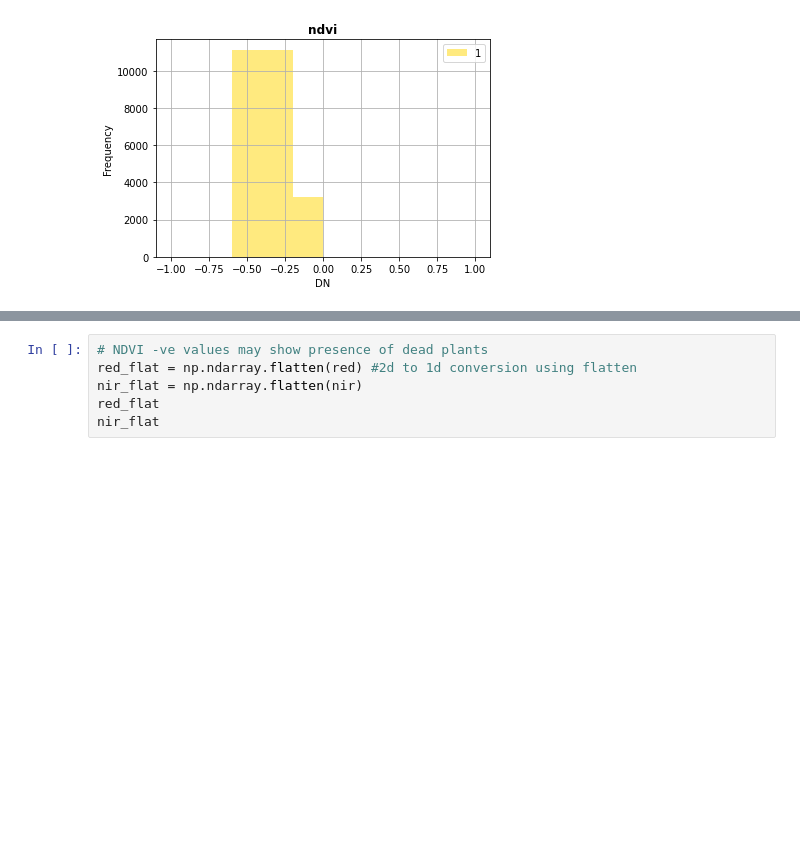
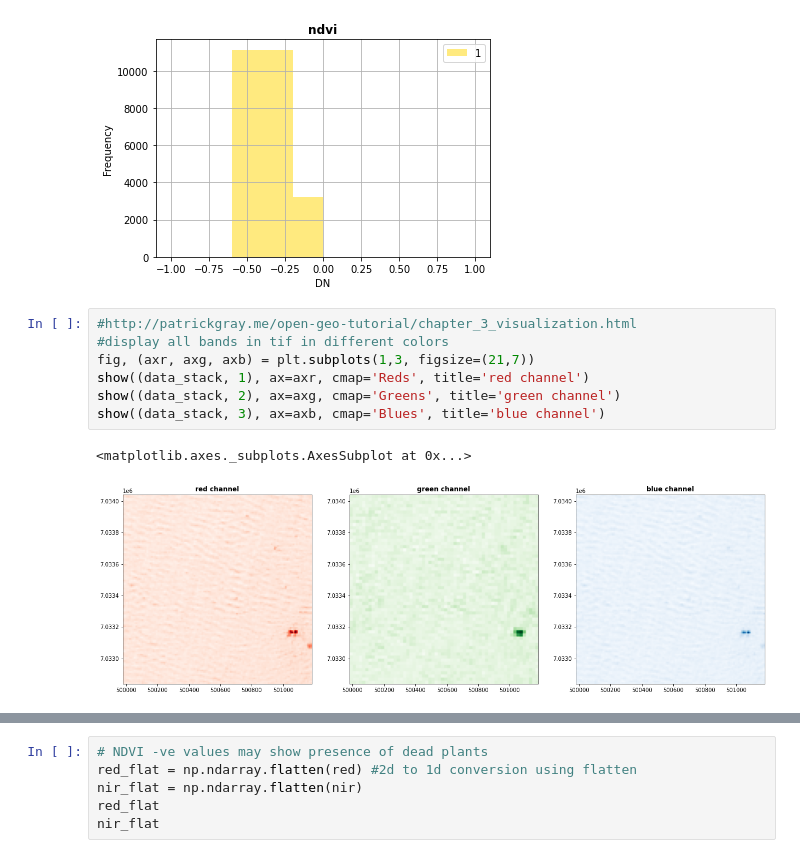
Before and after one commit to BRIJNANDA1979/CNN-Sentinel, a Jupyter notebook: Merge_bands_RGB_NIR_and_SWIR_of_BigEarthNet_using_Rasterio.ipynb, the cells around one changed output, grey strips where cells are left out. Saved outputs shown, nothing was run; the diff lists cells and outputs as text; blank space fills up the shorter version.

```diff
--- a/Merge_bands_RGB_NIR_and_SWIR_of_BigEarthNet_using_Rasterio.ipynb
+++ b/Merge_bands_RGB_NIR_and_SWIR_of_BigEarthNet_using_Rasterio.ipynb
@@ -358,3 +359,13 @@ show(ndvi,cmap='summer')
 show_hist(ndvi,bins=[-1,-0.6,-0.2,0,0.4,0.8,1],histtype='stepfilled',title='ndvi',alpha=0.5)
 # %% [output]
 [figure]
+# %%
+#http://patrickgray.me/open-geo-tutorial/chapter_3_visualization.html
+#display all bands in tif in different colors
+fig, (axr, axg, axb) = plt.subplots(1,3, figsize=(21,7))
+show((data_stack, 1), ax=axr, cmap='Reds', title='red channel')
+show((data_stack, 2), ax=axg, cmap='Greens', title='green channel')
+show((data_stack, 3), ax=axb, cmap='Blues', title='blue channel')
+# %% [output]
+<matplotlib.axes._subplots.AxesSubplot at 0x...>
+[figure, added]
```
Also changed, not shown: parts of 4 cells of this notebook.
